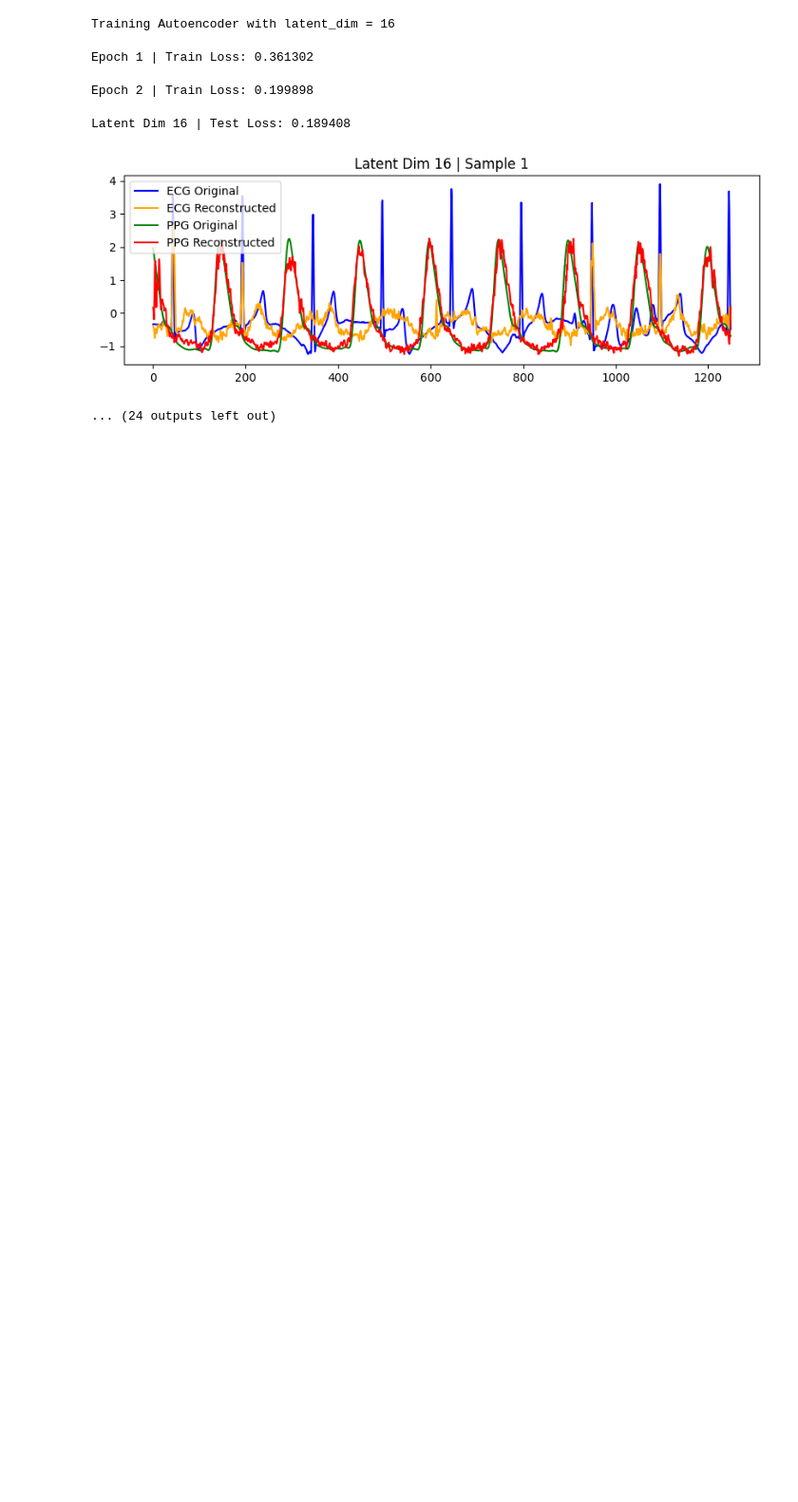
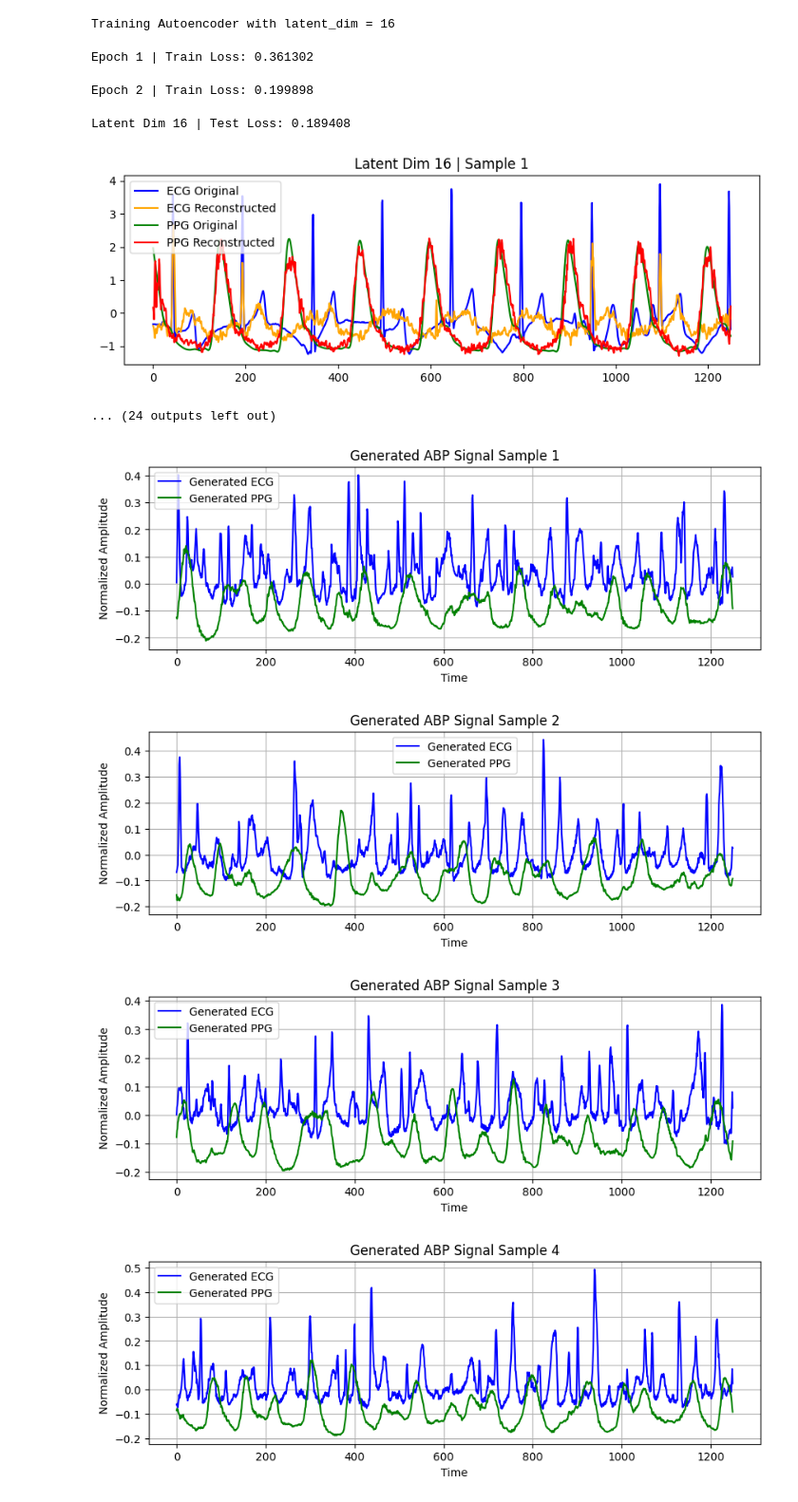
Before and after one commit to Shinyhunter95/math-data-science-course-Project4, a Jupyter notebook: Project4.ipynb, the cells around one changed output. Shown at 95% size. Drawn from its saved outputs; the diff is of its cells as text; code cells hidden in the pictures; blank space fills up the shorter version.

```diff
--- a/Project4.ipynb
+++ b/Project4.ipynb
@@ -1537,3 +1541,61 @@ Epoch 2 | Train Loss: 0.199898
 Latent Dim 16 | Test Loss: 0.189408
 [figure]
 ... (24 outputs left out)
+# %%
+# ============================================================
+# IMPORTS
+# ============================================================
+
+import torch
+import matplotlib.pyplot as plt
+
+# ============================================================
+# FUNCTION
+# ============================================================
+
+def decode_latent(latent_vectors, model):
+    """
+    latent_vectors: torch.Tensor of shape (batch_size, latent_dim)
+    model: trained Conv1dAutoencoder
+    Returns reconstructed signals: (batch_size, 2, signal_length)
+    """
+    batch_size = latent_vectors.size(0)
+    z = model.decoder_fc(latent_vectors)
+    z = z.view(batch_size, 128, model._encoded_length)
+    out = model.decoder_conv(z)
+    return out
+
+# ============================================================
+# Parameters
+# ============================================================
+
+num_samples = 10
+latent_dim = model.latent_dim
+z_random = torch.randn(num_samples, latent_dim).to(device)
+
+# ============================================================
+# DECODE
+# ============================================================
+
+model.eval()
+with torch.no_grad():
+    generated_signals = decode_latent(z_random, model).cpu().numpy()
+
+# ============================================================
+# PLOT OF GENERATED SIGNALS
+# ============================================================
+for i in range(num_samples):
+    plt.figure(figsize=(10,3))
+    plt.plot(generated_signals[i,0,:], label='Generated ECG', color='blue')
+    plt.plot(generated_signals[i,1,:], label='Generated PPG', color='green')
+    plt.title(f"Generated ABP Signal Sample {i+1}")
+    plt.xlabel("Time")
+    plt.ylabel("Normalized Amplitude")
+    plt.legend()
+    plt.grid(True)
+    plt.show()
+# %% [output]
+[figure, added]
+[figure, added]
+[figure, added]
+[figure, added]
```
Also changed, not shown: parts of 3 cells of this notebook.
